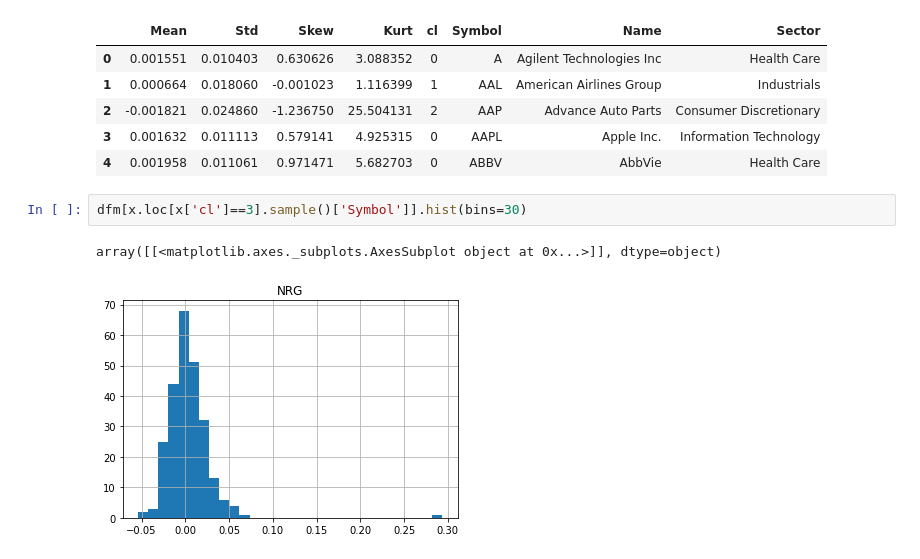
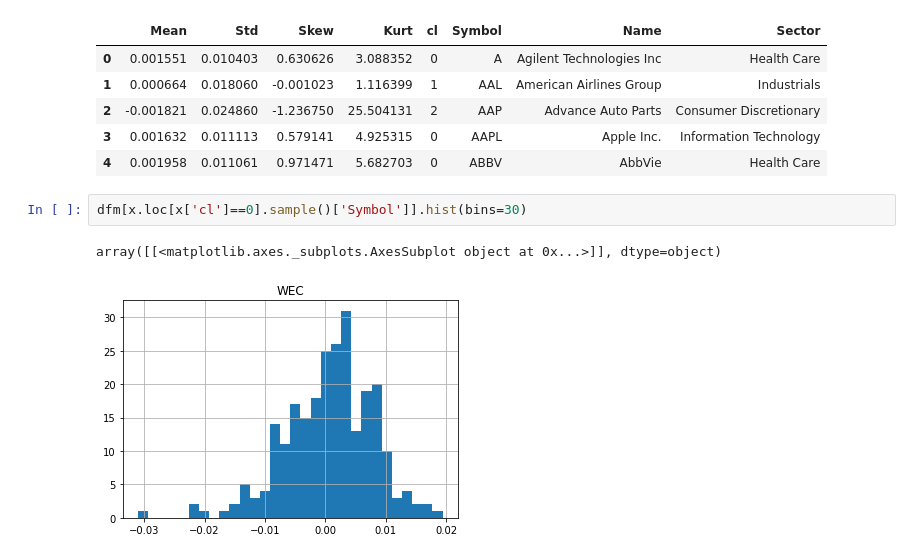
Before and after one commit to aleespa/Equipo-3, a Jupyter notebook: Análisis de los datos Alterno.ipynb, the cells around one changed output. Drawn from its saved outputs; the diff is of its cells as text.

```diff
--- a/Análisis de los datos Alterno.ipynb
+++ b/Análisis de los datos Alterno.ipynb
@@ -138,7 +156,7 @@ x.head()
 | 3 | 0.001632 | 0.011113 | 0.579141 | 4.925315 | 0 | AAPL | Apple Inc. | Information Technology |
 | 4 | 0.001958 | 0.011061 | 0.971471 | 5.682703 | 0 | ABBV | AbbVie | Health Care |
 # %%
-dfm[x.loc[x['cl']==3].sample()['Symbol']].hist(bins=30)
+dfm[x.loc[x['cl']==0].sample()['Symbol']].hist(bins=30)
 # %% [output]
 array([[<matplotlib.axes._subplots.AxesSubplot object at 0x...>]], dtype=object)
-[figure, old version]
+[figure, new version]
```
Also changed, not shown: parts of 3 cells of this notebook.
